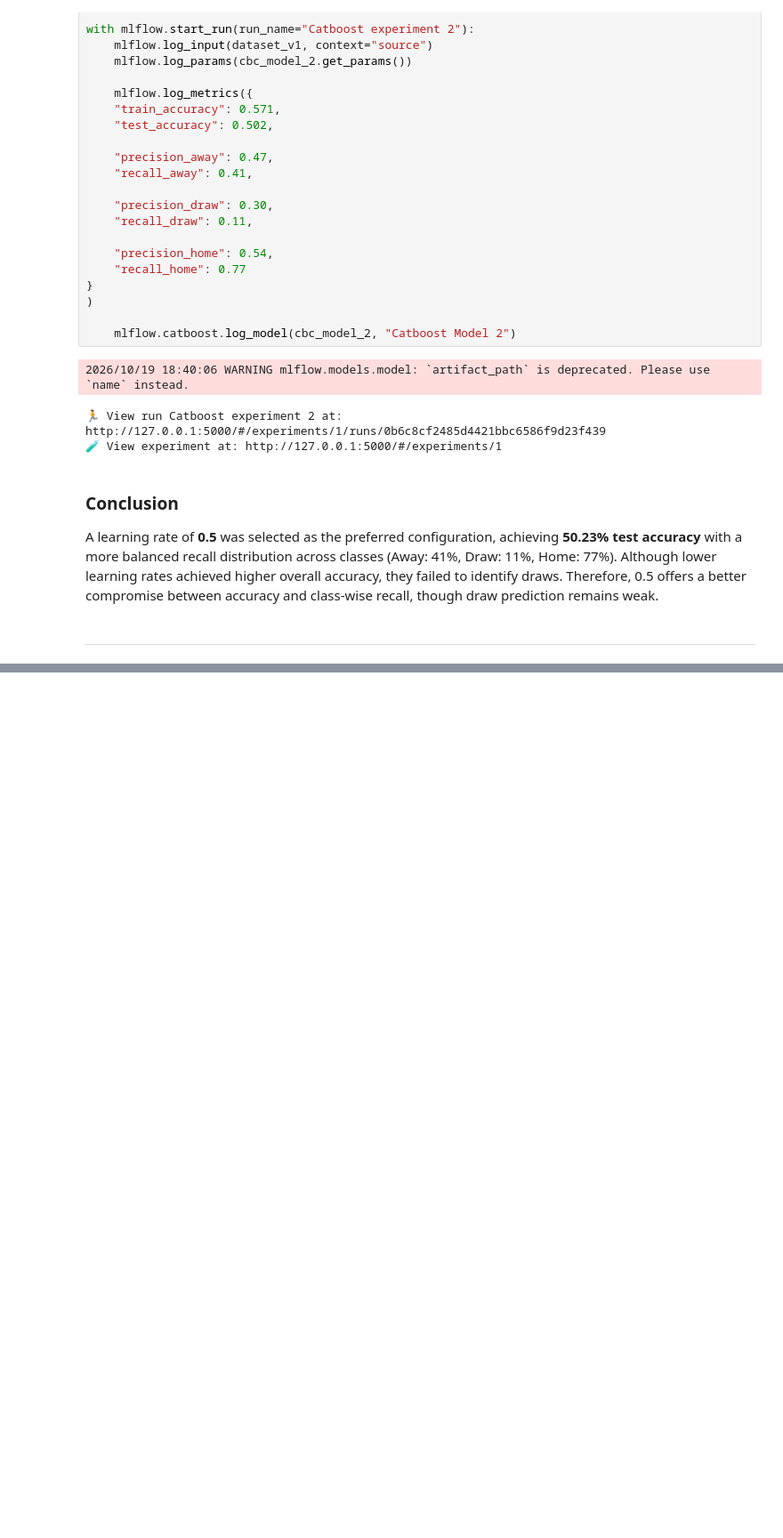
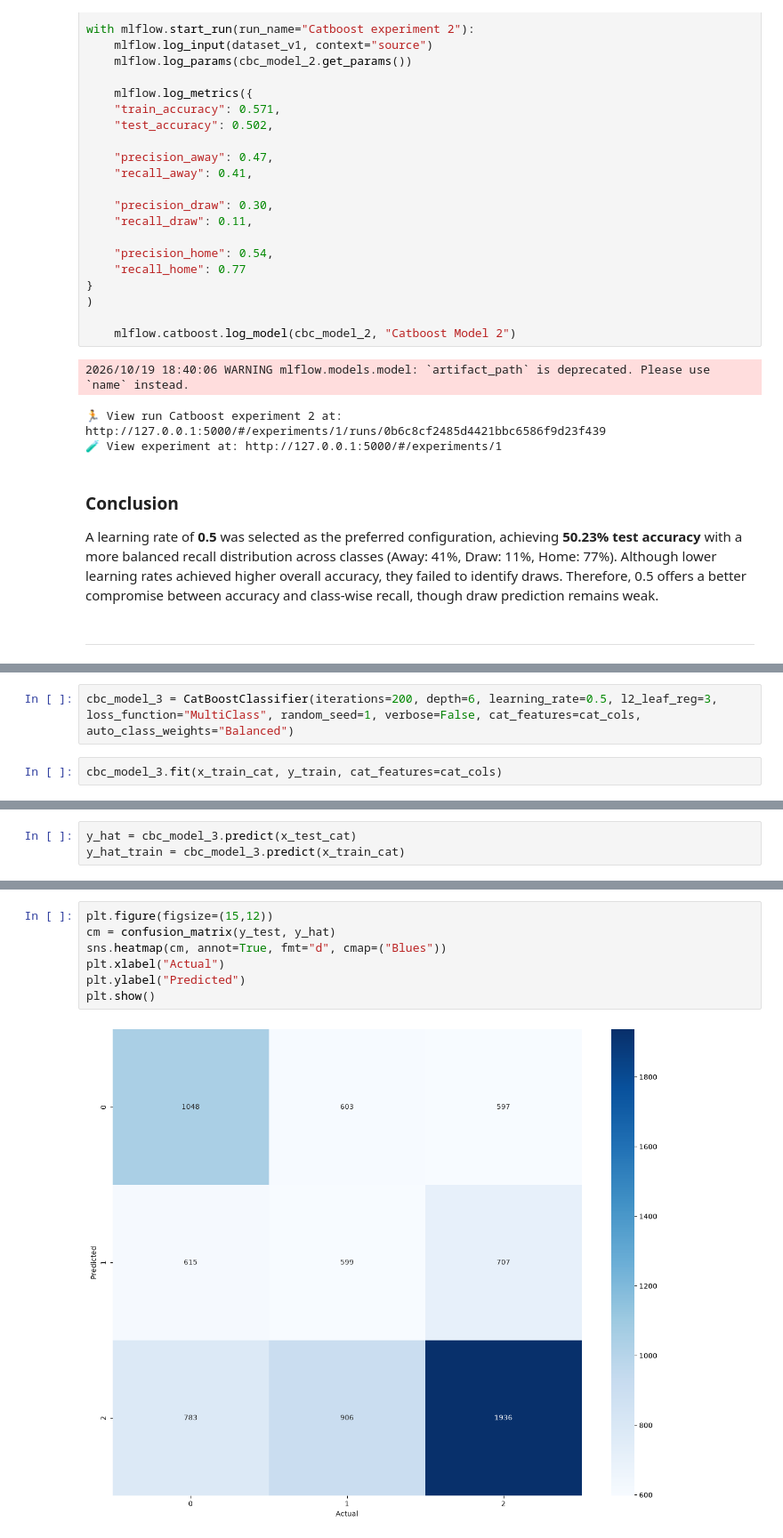
Before and after one commit to Aalli-Talpur/football-match-outcome-prediction, a Jupyter notebook: Notebook/03_Model_Experimentation.ipynb, the cells around one changed output, grey strips where cells are left out. Shown at 89% size. Saved outputs shown, nothing was run; the diff lists cells and outputs as text; blank space fills up the shorter version.

Commit message:
feat(modeling): evaluate class-balanced CatBoost and establish recall benchmark, catboost Model 3 experiment

```diff
--- a/Notebook/03_Model_Experimentation.ipynb
+++ b/Notebook/03_Model_Experimentation.ipynb
@@ -615,0 +621,4 @@ A learning rate of **0.5** was selected as the preferred configuration, achievin
+# %%
+cbc_model_3 = CatBoostClassifier(iterations=200, depth=6, learning_rate=0.5, l2_leaf_reg=3, loss_function="MultiClass", random_seed=1, verbose=False, cat_features=cat_cols, auto_class_weights="Balanced")
+# %%
+cbc_model_3.fit(x_train_cat, y_train, cat_features=cat_cols)
@@ -615,0 +627,3 @@ A learning rate of **0.5** was selected as the preferred configuration, achievin
+# %%
+y_hat = cbc_model_3.predict(x_test_cat)
+y_hat_train = cbc_model_3.predict(x_train_cat)
@@ -615,0 +652,9 @@ A learning rate of **0.5** was selected as the preferred configuration, achievin
+# %%
+plt.figure(figsize=(15,12))
+cm = confusion_matrix(y_test, y_hat)
+sns.heatmap(cm, annot=True, fmt="d", cmap=("Blues"))
+plt.xlabel("Actual")
+plt.ylabel("Predicted")
+plt.show()
+# %% [output]
+[figure, added]
```
Also changed, not shown: parts of 8 cells of this notebook, 4 other files.
